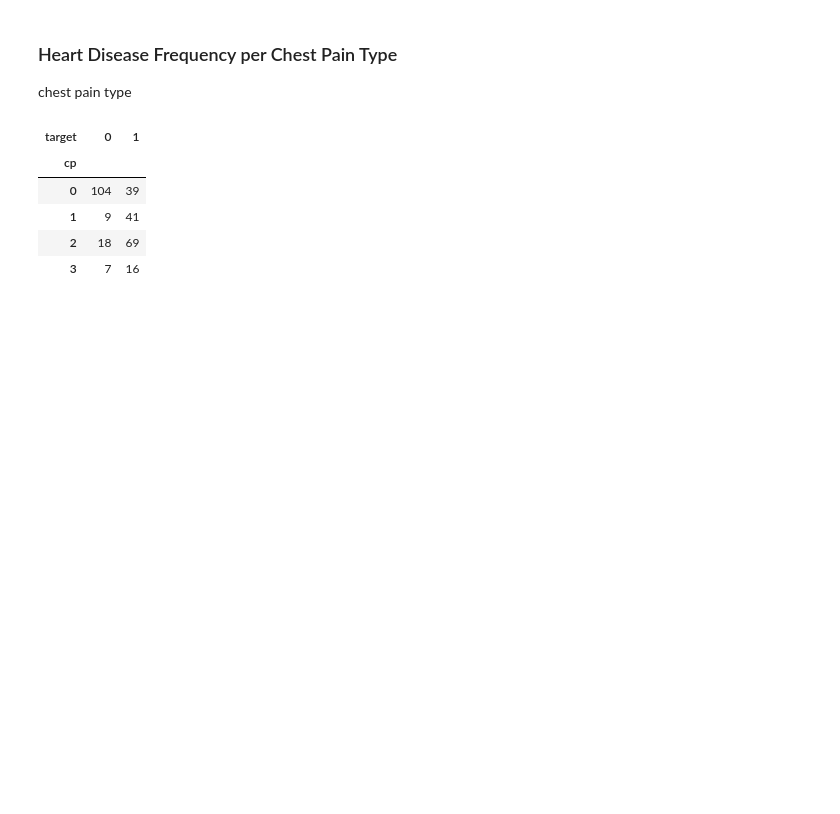
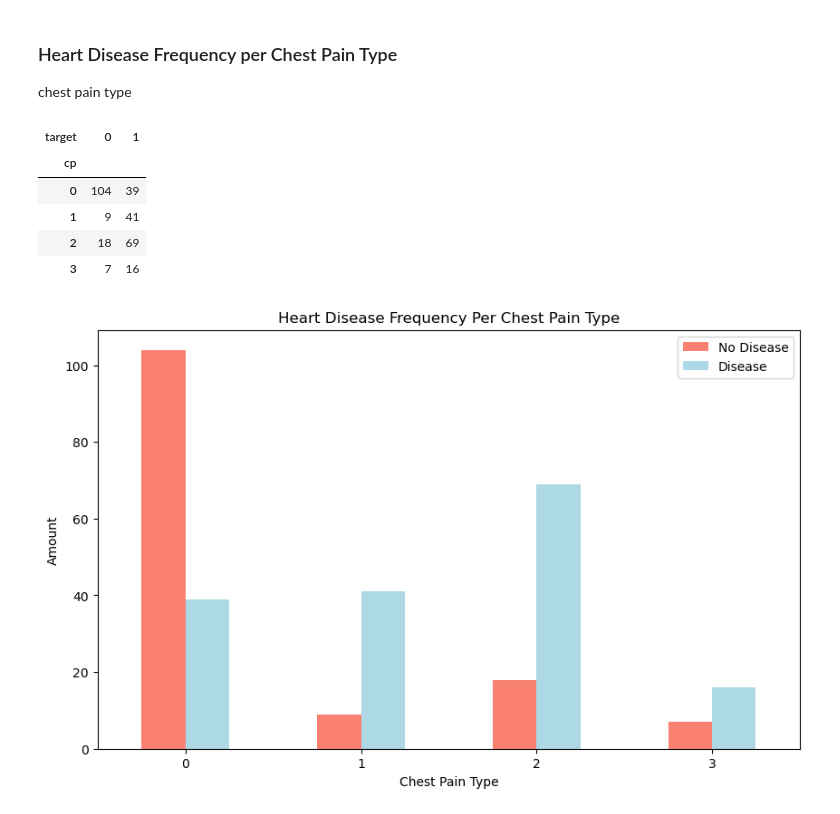
Before and after one commit to GoldenEye37/heart-disease-project, a Jupyter notebook: end-to-end-heart-disease-classification.ipynb, the cells around one changed output. Saved outputs shown, nothing was run; the diff lists cells and outputs as text; code cells hidden in the pictures; blank space fills up the shorter version.

```diff
--- a/end-to-end-heart-disease-classification.ipynb
+++ b/end-to-end-heart-disease-classification.ipynb
@@ -243,10 +243,14 @@ pd.crosstab(df.cp, df.target)
 # %%
 # Make the crosstab more visual
 pd.crosstab(df.cp, df.target).plot(kind="bar",
                                   figsize=(10, 6),
                                   color=["salmon", "lightblue"])
 
 # Add some communication
 plt.title("Heart Disease Frequency Per Chest Pain Type")
 plt.xlabel("Chest Pain Type")
 plt.ylabel("Amount")
+plt.legend(["No Disease", "Disease"])
+plt.xticks(rotation=0);
+# %% [output]
+[figure, added]
```
Also changed, not shown: parts of 3 cells of this notebook.
